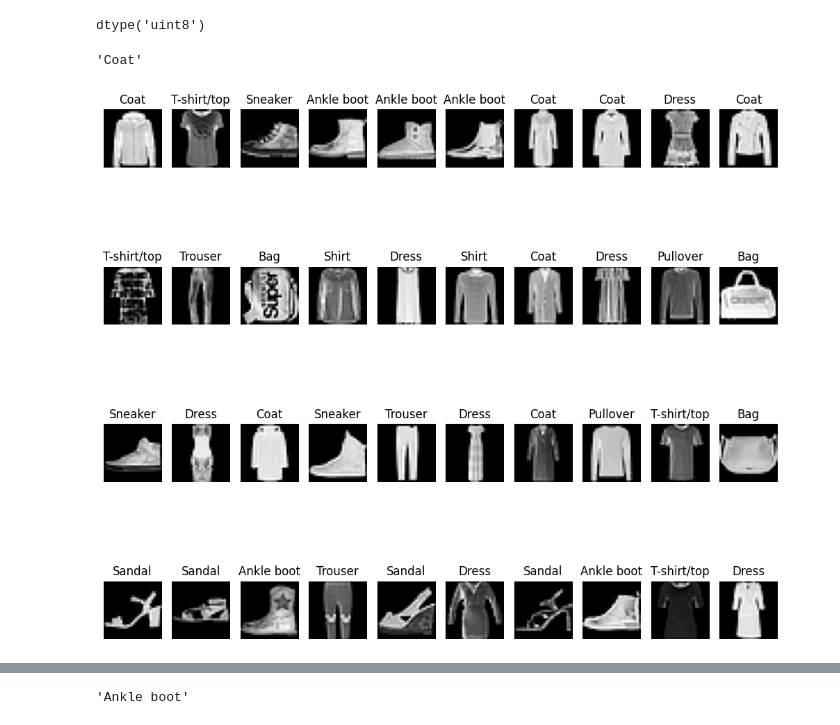
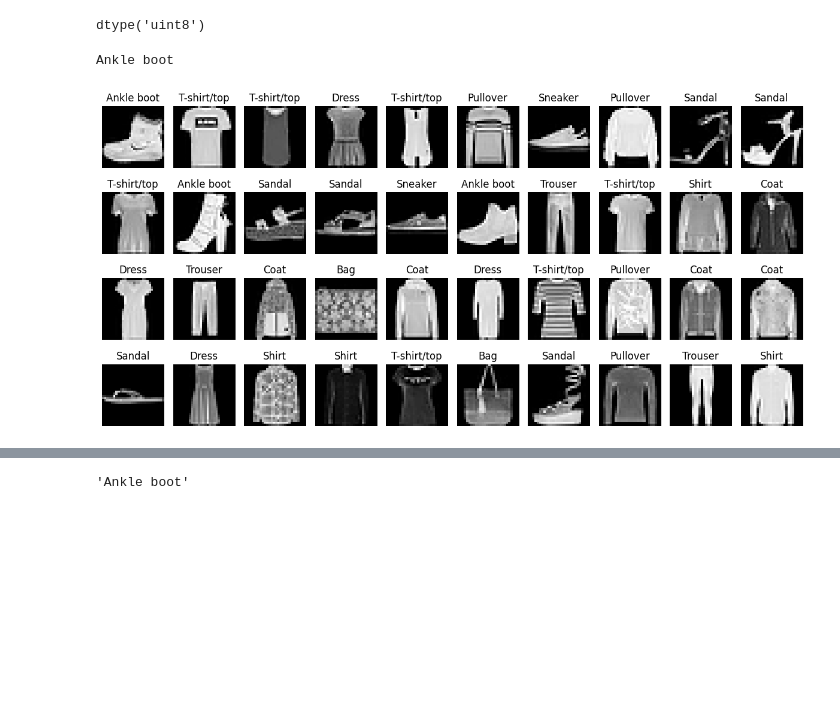
Before and after one commit to Abdurrahman-Sabbahi/fashion-mnist-cnn-model-serving, a Jupyter notebook: MNIST_Fashion.ipynb, the cells around one changed output, grey strips where cells are left out. Cells and saved outputs as stored; diff of their text form; code cells hidden in the pictures; blank space fills up the shorter version.

```diff
--- a/MNIST_Fashion.ipynb
+++ b/MNIST_Fashion.ipynb
@@ -31,7 +31,7 @@ dtype('uint8')
 # %%
 class_names=["T-shirt/top","Trouser","Pullover","Dress","Coat","Sandal"
              ,"Shirt","Sneaker","Bag","Ankle boot"]
-# %%
-class_names[y_train[0]]
-# %% [output]
-'Coat'
+# %%
+print(class_names[y_train_full[0]])
+# %% [output]
+Ankle boot
@@ -38,17 +52,15 @@ class_names[y_train[0]]
 # %%
-plt.figure(figsize=(10, 10))
-
-# Display a 3x3 grid of images
+plt.figure(figsize=(12, 6))
 for i in range(40):
     plt.subplot(4, 10, i + 1)
-    plt.imshow(X_train[i], cmap='gray')  # Show images in grayscale
-    plt.title(class_names[y_train[i]])  # Display class name
-    plt.axis('off')  # Hide axes
+    plt.imshow(X_train_full[i], cmap='gray')  # Plot grayscale images
+    plt.title(class_names[y_train_full[i]])  # Displaying class names
+    plt.axis('off')
 
 plt.tight_layout()
 plt.show()
 # %% [output]
-[figure, old version]
+[figure, new version]
 # %%
 
 # Define the checkpoint callback
```
Also changed, not shown: parts of 32 cells of this notebook.
